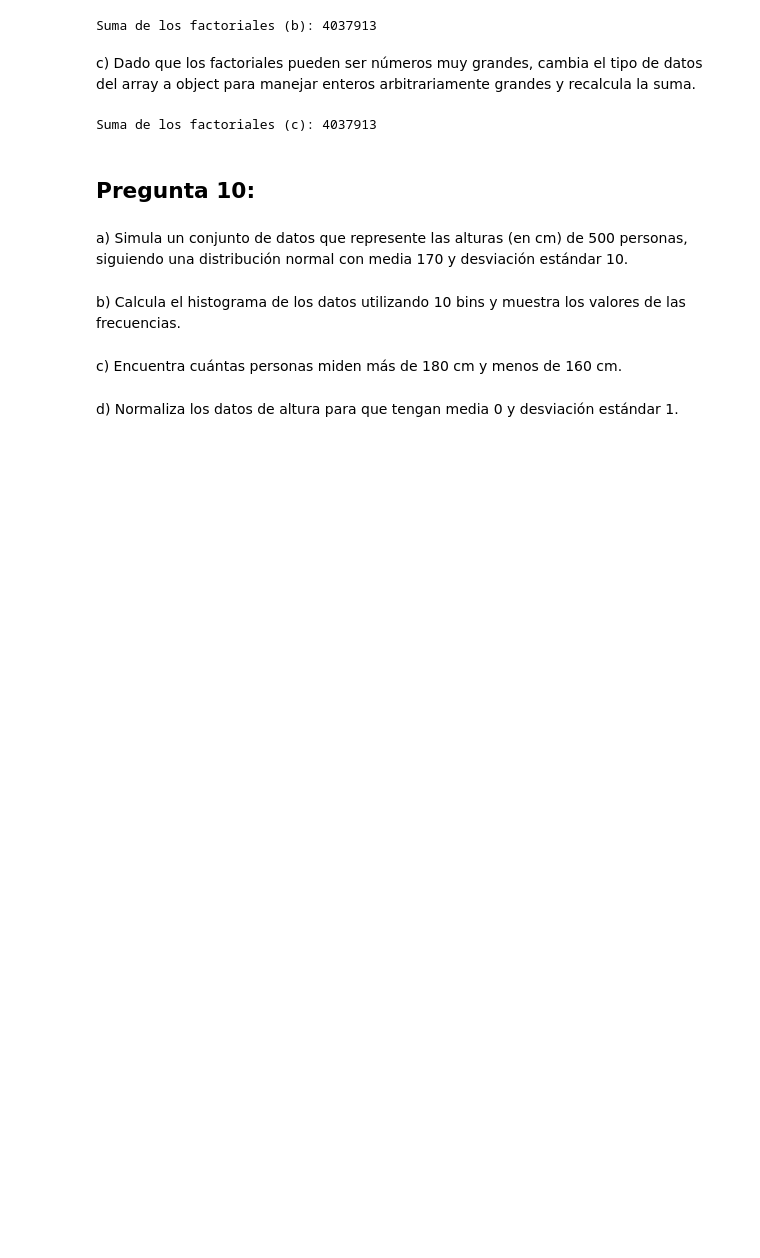
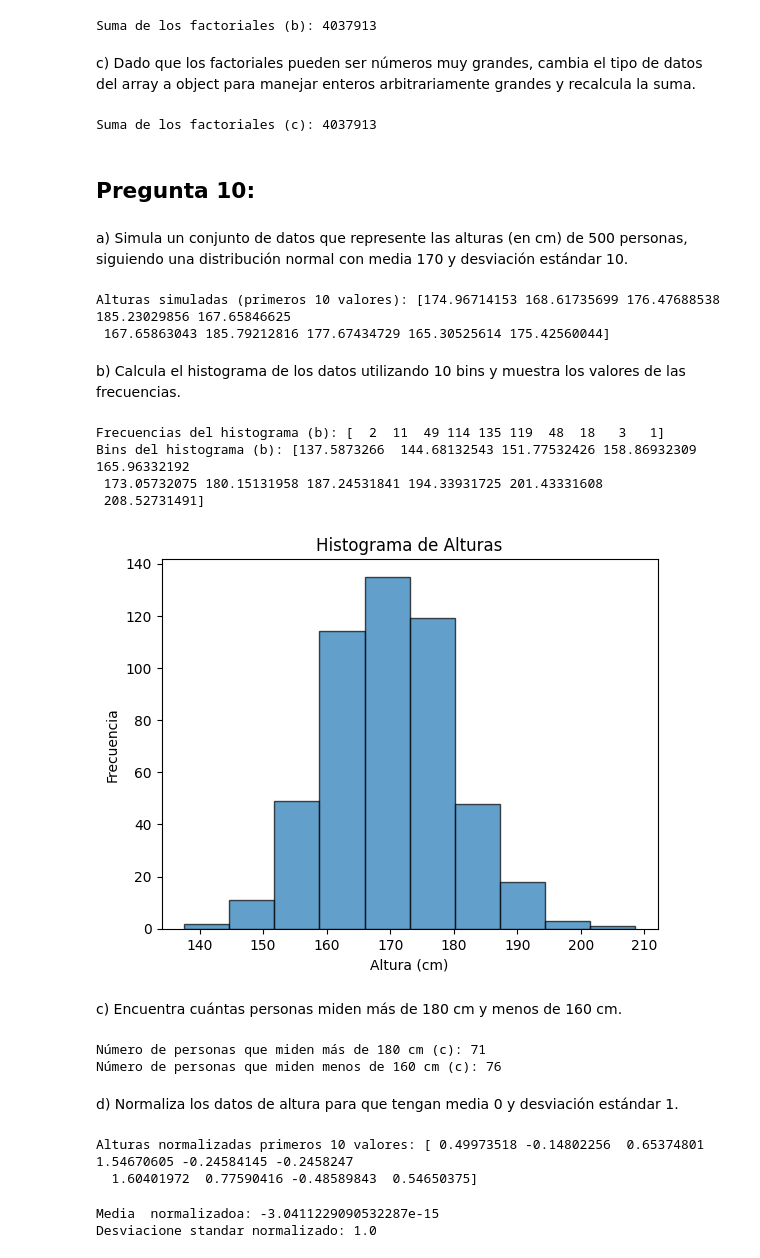
Before and after one commit to BrajanNieto/Tareas_Programacion101_BrajanNieto, a Jupyter notebook: 90_Examen3_Brajan_Nieto.ipynb, the cells around one changed output. Cells and saved outputs as stored; diff of their text form; code cells hidden in the pictures; blank space fills up the shorter version.

```diff
--- a/90_Examen3_Brajan_Nieto.ipynb
+++ b/90_Examen3_Brajan_Nieto.ipynb
@@ -514,9 +515,55 @@ Suma de los factoriales (c): 4037913
 # %% [markdown]
 a) Simula un conjunto de datos que represente las alturas (en cm) de 500 personas, siguiendo una distribución
 normal con media 170 y desviación estándar 10.
+# %%
+np.random.seed(42)  # Para replicar
+alturas = np.random.normal(loc=170, scale=10, size=500)
+print("Alturas simuladas (primeros 10 valores):", alturas[:10])
+# %% [output]
+Alturas simuladas (primeros 10 valores): [174.96714153 168.61735699 176.47688538 185.23029856 167.65846625
+ 167.65863043 185.79212816 177.67434729 165.30525614 175.42560044]
 # %% [markdown]
 b) Calcula el histograma de los datos utilizando 10 bins y muestra los valores de las frecuencias.
+# %%
+frecuencias, bins = np.histogram(alturas, bins=10)
+print("Frecuencias del histograma (b):", frecuencias)
+print("Bins del histograma (b):", bins)
+# %% [output]
+Frecuencias del histograma (b): [  2  11  49 114 135 119  48  18   3   1]
+Bins del histograma (b): [137.5873266  144.68132543 151.77532426 158.86932309 165.96332192
+ 173.05732075 180.15131958 187.24531841 194.33931725 201.43331608
+ 208.52731491]
+# %%
+plt.hist(alturas, bins=10, edgecolor='black', alpha=0.7)
+plt.title("Histograma de Alturas")
+plt.xlabel("Altura (cm)")
+plt.ylabel("Frecuencia")
+plt.show()
+# %% [output]
+[figure, added]
 # %% [markdown]
 c) Encuentra cuántas personas miden más de 180 cm y menos de 160 cm.
+# %%
+mayor_180 = np.sum(alturas > 180)
+menor_160 = np.sum(alturas < 160)
+print("Número de personas que miden más de 180 cm (c):", mayor_180)
+print("Número de personas que miden menos de 160 cm (c):", menor_160)
+# %% [output]
+Número de personas que miden más de 180 cm (c): 71
+Número de personas que miden menos de 160 cm (c): 76
 # %% [markdown]
 d) Normaliza los datos de altura para que tengan media 0 y desviación estándar 1.
+# %%
+media = np.mean(alturas)
+desviacion_estandar = np.std(alturas)
+alturas_normalizadas = (alturas - media) / desviacion_estandar
+print("Alturas normalizadas primeros 10 valores:", alturas_normalizadas[:10])
+# %% [output]
+Alturas normalizadas primeros 10 valores: [ 0.49973518 -0.14802256  0.65374801  1.54670605 -0.24584145 -0.2458247
+  1.60401972  0.77590416 -0.48589843  0.54650375]
+# %%
+print("Media  normalizadoa:", np.mean(alturas_normalizadas))
+print("Desviacione standar normalizado:", np.std(alturas_normalizadas))
+# %% [output]
+Media  normalizadoa: -3.0411229090532287e-15
+Desviacione standar normalizado: 1.0
```
Also changed, not shown: parts of 1 cell of this notebook.
